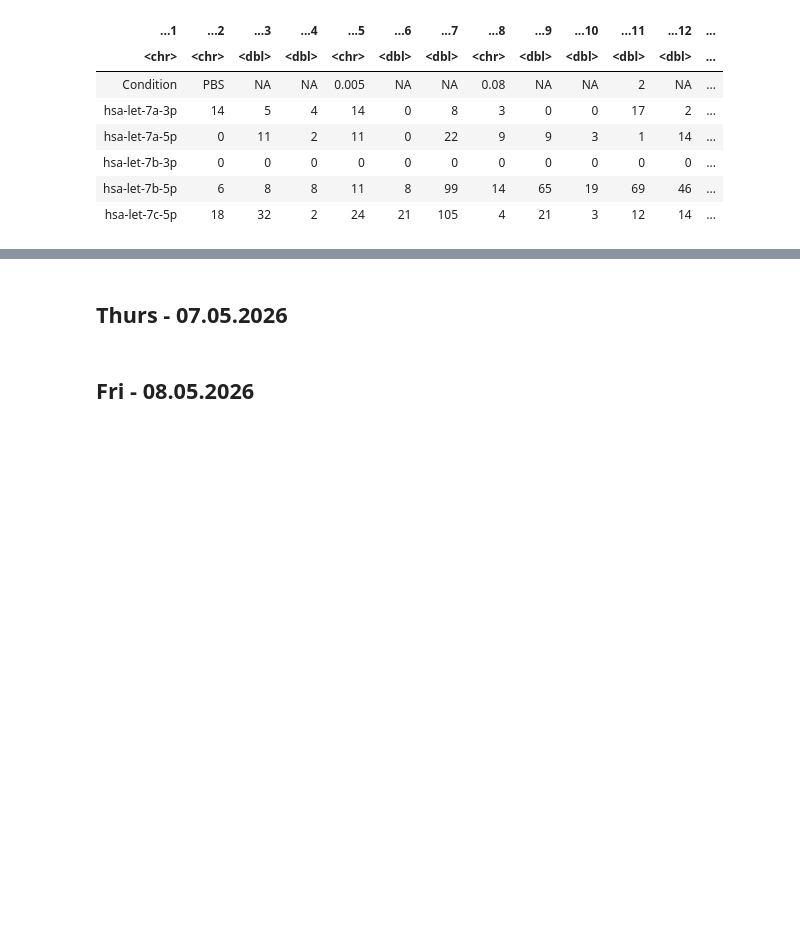
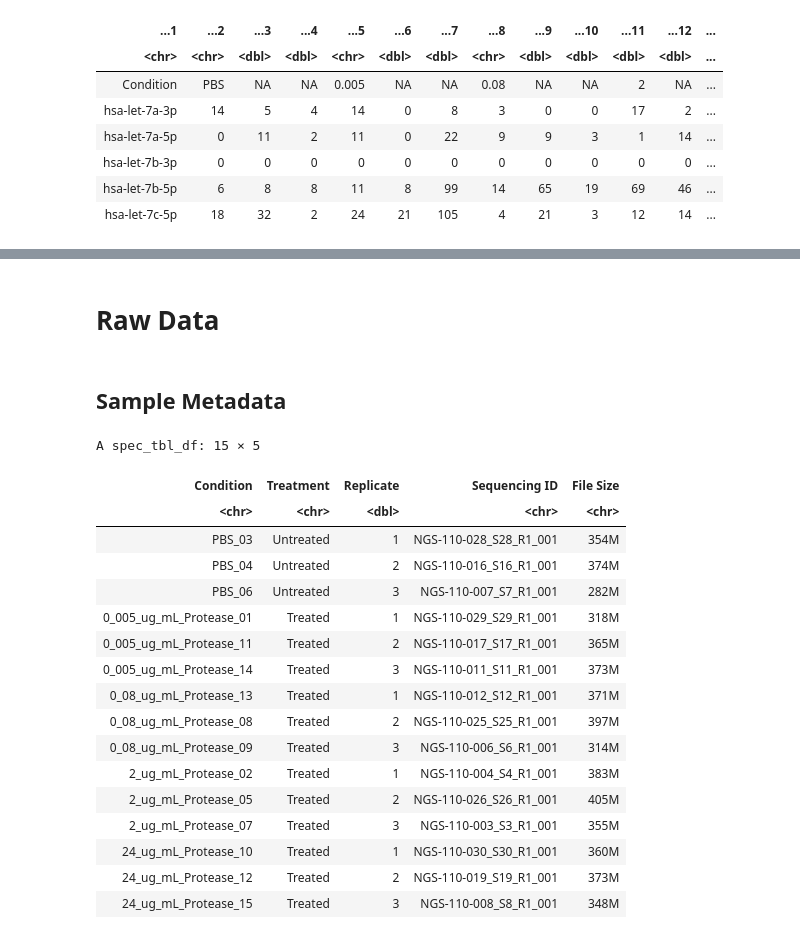
Before and after one commit to CJ770411/L4137_HBEC_EV_Transcriptomics-Project, a Jupyter notebook: 01_Protease/docs/notebooks/worklog/project_notes.ipynb, the cells around one changed output, grey strips where cells are left out. Drawn from its saved outputs; the diff is of its cells as text; code cells hidden in the pictures; blank space fills up the shorter version.

```diff
--- a/01_Protease/docs/notebooks/worklog/personal_worklog.ipynb
+++ b/01_Protease/docs/notebooks/worklog/project_notes.ipynb
@@ -185,7 +185,30 @@ A tibble: 6 × 17
 | 0_005_ug_mL_Protease_14 | Treated | 135958 | 156494 | 12497 | 1137492 | 47629 | 27341 | 17049 | 1614 | 2371 | 42 | ... |
 | 0_08_ug_mL_Protease_13 | Treated | 29732 | 112104 | 14810 | 729986 | 39130 | 25610 | 36999 | 1189 | 2051 | 52 | ... |
 | 0_08_ug_mL_Protease_8 | Treated | 46597 | 44233 | 11708 | 710277 | 45989 | 27760 | 3908 | 841 | 1402 | 11 | ... |
-# %% [markdown]
-## Thurs - 07.05.2026
-# %% [markdown]
-## Fri - 08.05.2026
+# %% [markdown]
+# Raw Data
+# %% [markdown]
+## Sample Metadata
+# %%
+library(readr)
+X01_sample_metadata <- read_csv("/Users/christopherjanschke/GIT/L4137_HBEC_EV_Transcriptomics-Project/01_Protease/results/tables/01_sample_metadata.csv", show_col_types = FALSE)
+X01_sample_metadata
+# %% [output]
+A spec_tbl_df: 15 × 5
+| Condition | Treatment | Replicate | Sequencing ID | File Size |
+| <chr> | <chr> | <dbl> | <chr> | <chr> |
+| PBS_03 | Untreated | 1 | NGS-110-028_S28_R1_001 | 354M |
+| PBS_04 | Untreated | 2 | NGS-110-016_S16_R1_001 | 374M |
+| PBS_06 | Untreated | 3 | NGS-110-007_S7_R1_001 | 282M |
+| 0_005_ug_mL_Protease_01 | Treated | 1 | NGS-110-029_S29_R1_001 | 318M |
+| 0_005_ug_mL_Protease_11 | Treated | 2 | NGS-110-017_S17_R1_001 | 365M |
+| 0_005_ug_mL_Protease_14 | Treated | 3 | NGS-110-011_S11_R1_001 | 373M |
+| 0_08_ug_mL_Protease_13 | Treated | 1 | NGS-110-012_S12_R1_001 | 371M |
+| 0_08_ug_mL_Protease_08 | Treated | 2 | NGS-110-025_S25_R1_001 | 397M |
+| 0_08_ug_mL_Protease_09 | Treated | 3 | NGS-110-006_S6_R1_001 | 314M |
+| 2_ug_mL_Protease_02 | Treated | 1 | NGS-110-004_S4_R1_001 | 383M |
+| 2_ug_mL_Protease_05 | Treated | 2 | NGS-110-026_S26_R1_001 | 405M |
+| 2_ug_mL_Protease_07 | Treated | 3 | NGS-110-003_S3_R1_001 | 355M |
+| 24_ug_mL_Protease_10 | Treated | 1 | NGS-110-030_S30_R1_001 | 360M |
+| 24_ug_mL_Protease_12 | Treated | 2 | NGS-110-019_S19_R1_001 | 373M |
+| 24_ug_mL_Protease_15 | Treated | 3 | NGS-110-008_S8_R1_001 | 348M |
```
Also changed, not shown: parts of 15 cells of this notebook, 10 other files.
